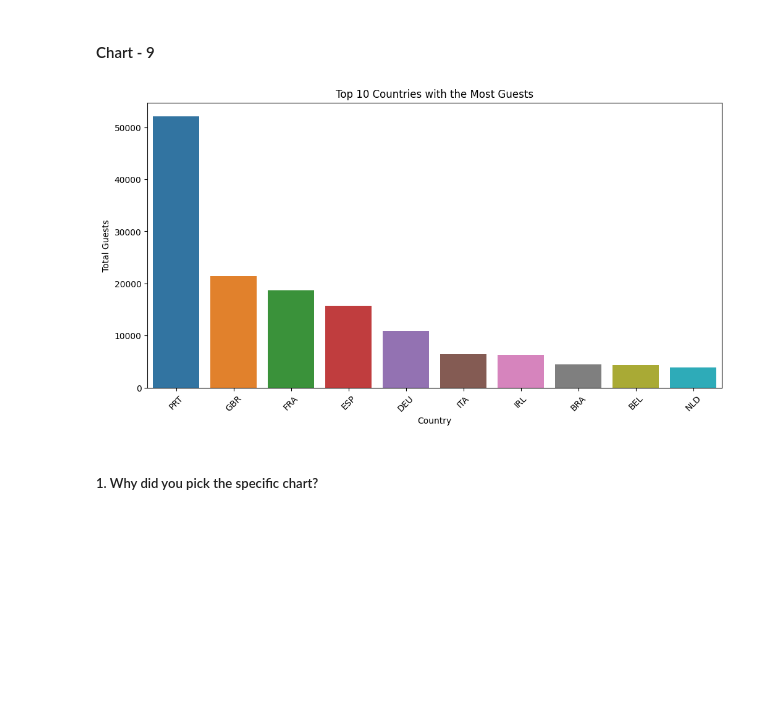
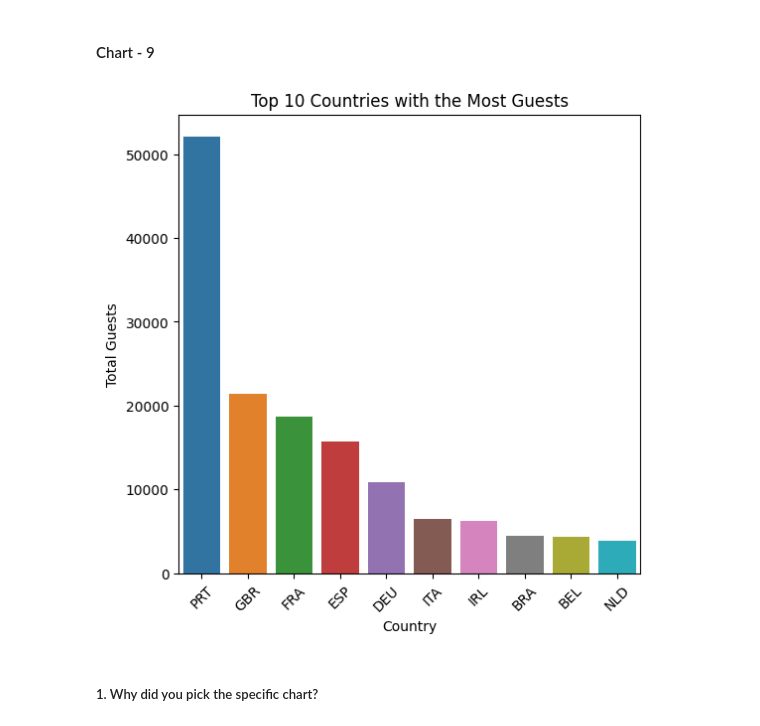
Before and after one commit to Sonall2023/Capstone_EDA_Hotel_booking, a Jupyter notebook: Final_Hotel_Booking_Analysis.ipynb, the cells around one changed output. Drawn from its saved outputs; the diff is of its cells as text; code cells hidden in the pictures; blank space fills up the shorter version.

```diff
--- a/Final_Hotel_Booking_Analysis.ipynb
+++ b/Final_Hotel_Booking_Analysis.ipynb
@@ -783,20 +783,20 @@ Long stays on weekends and weekdays may be due to booking errors or data issues.
 # %%
 # Chart - 9 visualization code
 # Top 10 countries with the Most Guests
 # Grouping data by country and calculating total guests from each country
 guests_by_country = Hotel_df.groupby('country')['total_guests'].sum().reset_index()
 # Sorting data in descending order of total guests
 guests_by_country = guests_by_country.sort_values(by='total_guests', ascending=False)
 # Plotting the bar chart
-plt.figure(figsize=(12, 6))
+plt.figure(figsize=(6,6))
 sns.barplot(x='country', y='total_guests', data=guests_by_country.head(10))
 plt.xlabel('Country')
 plt.ylabel('Total Guests')
 plt.title('Top 10 Countries with the Most Guests')
 plt.xticks(rotation=45)
 plt.show()
 # %% [output]
-[figure, old version]
+[figure, new version]
 # %% [markdown]
 ##### 1. Why did you pick the specific chart?
 # %% [markdown]
```
Also changed, not shown: parts of 14 cells of this notebook.
